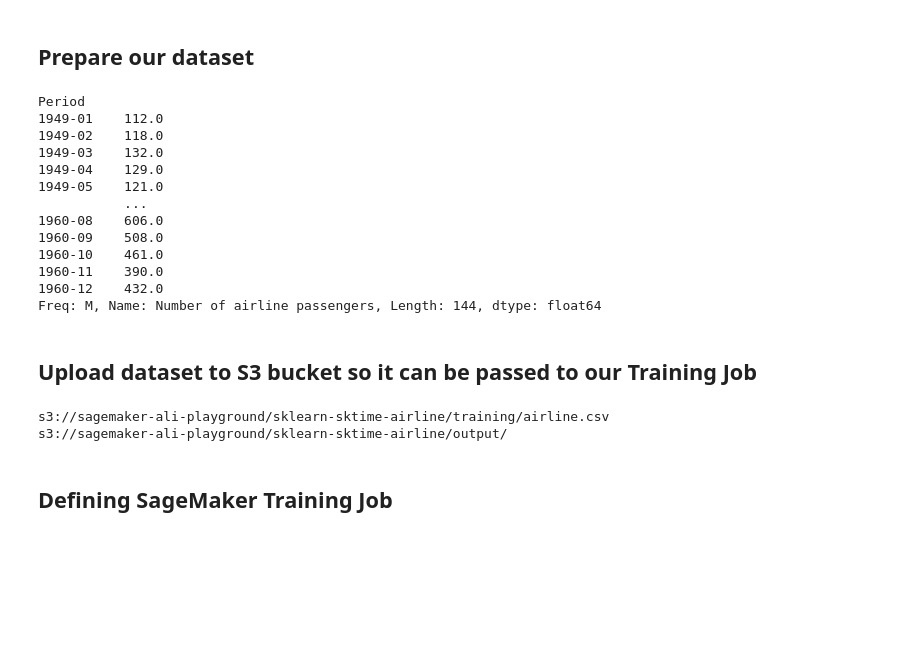
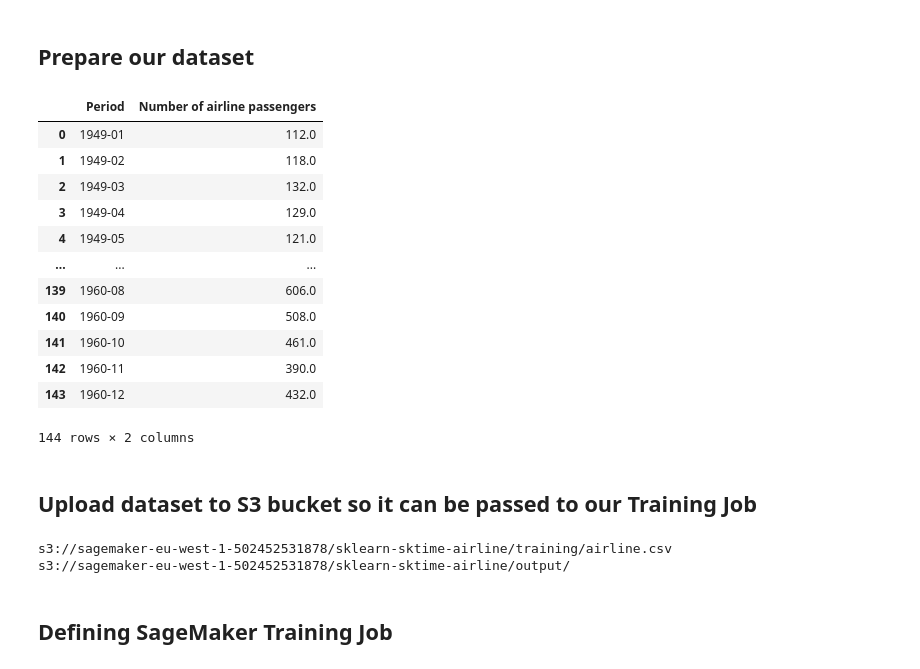
Before and after one commit to DataChefHQ/BlogProjects, a Jupyter notebook: sktime_on_sagemaker/Script-Mode/script-mode-notebook.ipynb, the cells around one changed output. Saved outputs shown, nothing was run; the diff lists cells and outputs as text; code cells hidden in the pictures; blank space fills up the shorter version.

```diff
--- a/sktime_on_sagemaker/Script-Mode/script-mode-notebook.ipynb
+++ b/sktime_on_sagemaker/Script-Mode/script-mode-notebook.ipynb
@@ -20,21 +17,20 @@ bucket = session.default_bucket()
 # %%
 import pandas as pd
 import numpy as np
-from sktime.datasets import load_airline
 
-airline_dataset = load_airline()
+airline_dataset = pd.read_csv('../Sample-Data/airline.csv')
 airline_dataset
 # %% [output]
+|  | Period | Number of airline passengers |
+| 0 | 1949-01 | 112.0 |
+| 1 | 1949-02 | 118.0 |
+| 2 | 1949-03 | 132.0 |
+| 3 | 1949-04 | 129.0 |
+| 4 | 1949-05 | 121.0 |
+| ... | ... | ... |
+| 139 | 1960-08 | 606.0 |
+| 140 | 1960-09 | 508.0 |
+| 141 | 1960-10 | 461.0 |
+| 142 | 1960-11 | 390.0 |
+| 143 | 1960-12 | 432.0 |
-Period
-1949-01    112.0
-1949-02    118.0
-1949-03    132.0
-1949-04    129.0
-1949-05    121.0
-           ...
-1960-08    606.0
-1960-09    508.0
-1960-10    461.0
-1960-11    390.0
-1960-12    432.0
-Freq: M, Name: Number of airline passengers, Length: 144, dtype: float64
+144 rows × 2 columns
@@ -45,13 +39,13 @@ airline_dataset.to_csv('airline.csv')
 # %%
 prefix = 'sklearn-sktime-airline'
 
-training = session.upload_data(path='airline.csv', key_prefix=prefix + "/training")
+training = session.upload_data(path='../Sample-Data/airline.csv', key_prefix=prefix + "/training")
 output   = 's3://{}/{}/output/'.format(bucket, prefix)
 print(training)
 print(output)
 # %% [output]
-s3://sagemaker-ali-playground/sklearn-sktime-airline/training/airline.csv
-s3://sagemaker-ali-playground/sklearn-sktime-airline/output/
+s3://sagemaker-eu-west-1-502452531878/sklearn-sktime-airline/training/airline.csv
+s3://sagemaker-eu-west-1-502452531878/sklearn-sktime-airline/output/
 # %% [markdown]
 ## Defining SageMaker Training Job
 # %%
```
Also changed, not shown: parts of 6 cells of this notebook, 2 other files.
